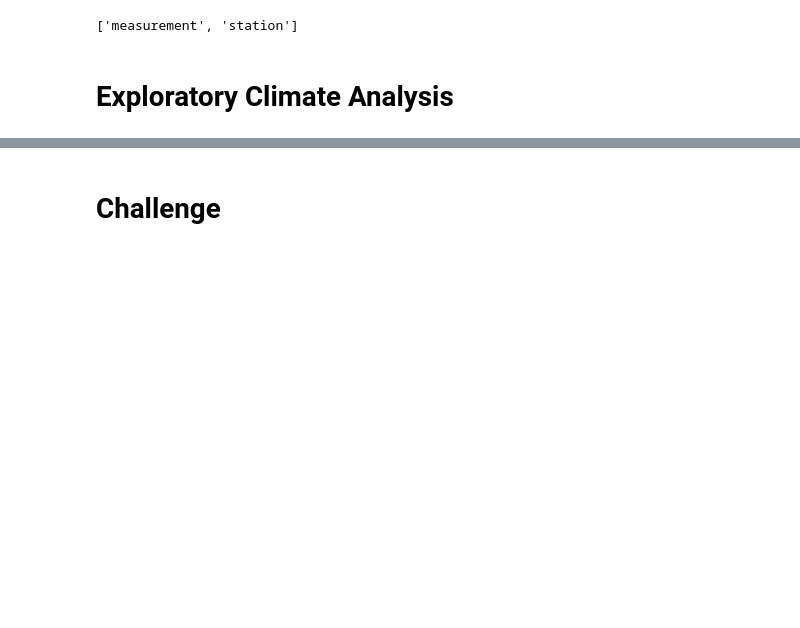
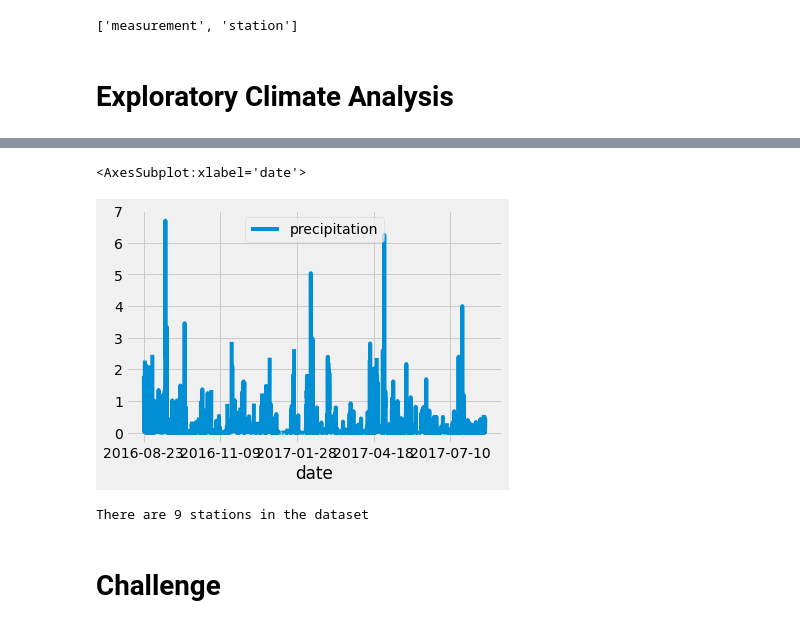
Before and after one commit to andrescab/surfs_up, a Jupyter notebook: climate_analysis.ipynb, the cells around one changed output, grey strips where cells are left out. Drawn from its saved outputs; the diff is of its cells as text; code cells hidden in the pictures; blank space fills up the shorter version.

```diff
--- a/climate_analysis.ipynb
+++ b/climate_analysis.ipynb
@@ -40,13 +40,25 @@ session = Session(engine)
 # %%
 # Design a query to retrieve the last 12 months of precipitation data and plot the results.
 #Starting from the last data point in the database.
+prev_year = dt.date(2017, 8, 23)
 
 # Calculate the date one year from the last date in data set.
+prev_year = dt.date(2017, 8, 23) - dt.timedelta(days=365)
 
 # Perform a query to retrieve the data and precipitation scores
+results = []
+results = session.query(Measurement.date, Measurement.prcp).filter(Measurement.date >= prev_year).all()
+print(results)
 
 # Save the query results as a Pandas DataFrame and set the index to the date column
+df = pd.DataFrame(results, columns=['date','precipitation'])
+df.set_index(df['date'], inplace=True)
+print(df)
+print(df.to_string(index=False))
 
 # Sort the dataframe by date
+df = df.sort_index()
+print(df.to_string(index=False))
+
 
 # Use Pandas Plotting with Matplotlib to plot the data
@@ -53,2 +83,6 @@ session = Session(engine)
 # %%
 # Use Pandas to calcualte the summary statistics for the precipitation data
+df.plot()
+# %% [output]
+<AxesSubplot:xlabel='date'>
+[figure, added]
@@ -57,3 +89,10 @@ session = Session(engine)
+# %%
+# How many stations are available in this dataset?
+# Design a query to show how many stations are available in this dataset?
+station_count = engine.execute("SELECT COUNT(station.id) FROM Station").fetchall()[0][0]
+print(f'There are {station_count} stations in the dataset')
+# %% [output]
+There are 9 stations in the dataset
 # %%
 # What are the most active stations?
 # List the stations and the counts in descending order.
```
Also changed, not shown: parts of 2 cells of this notebook.
